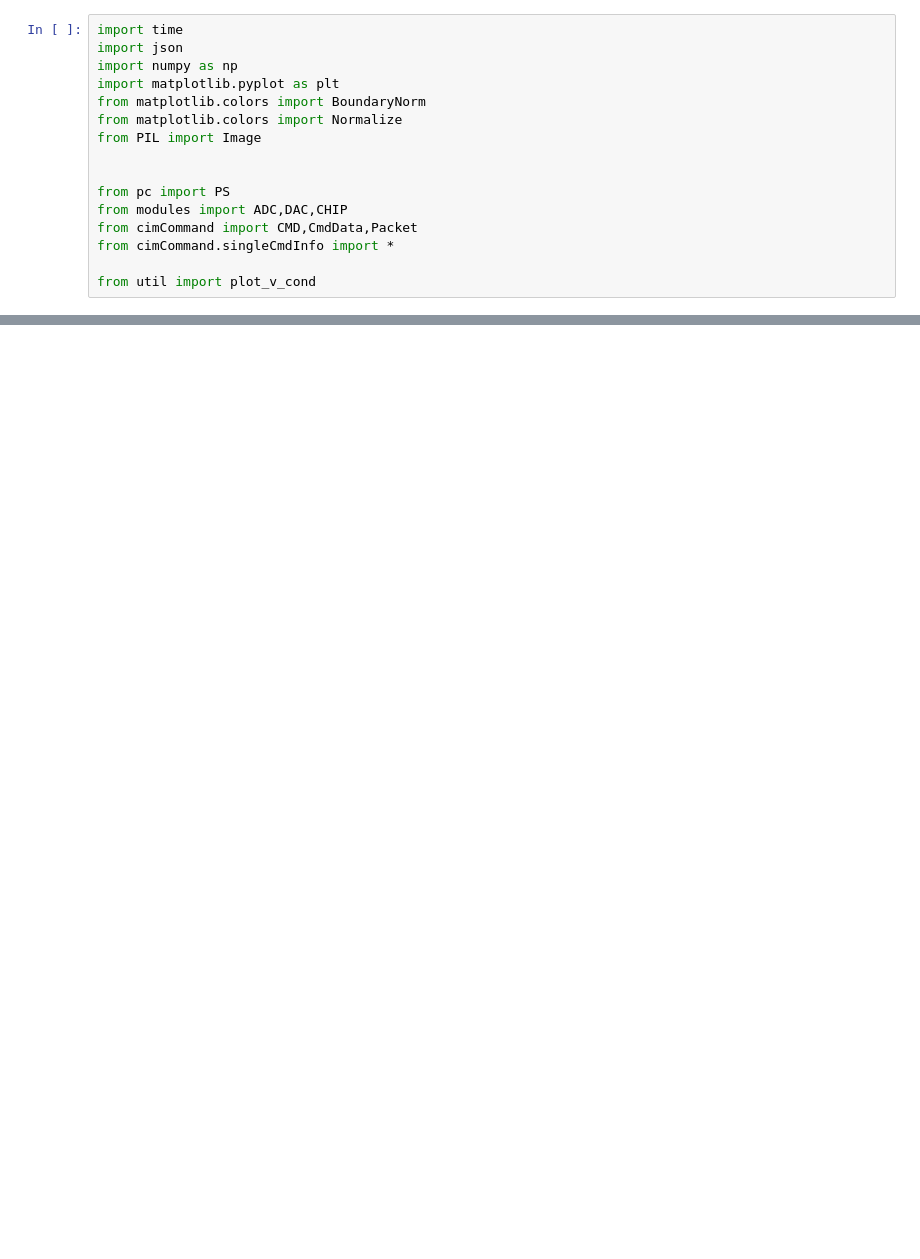
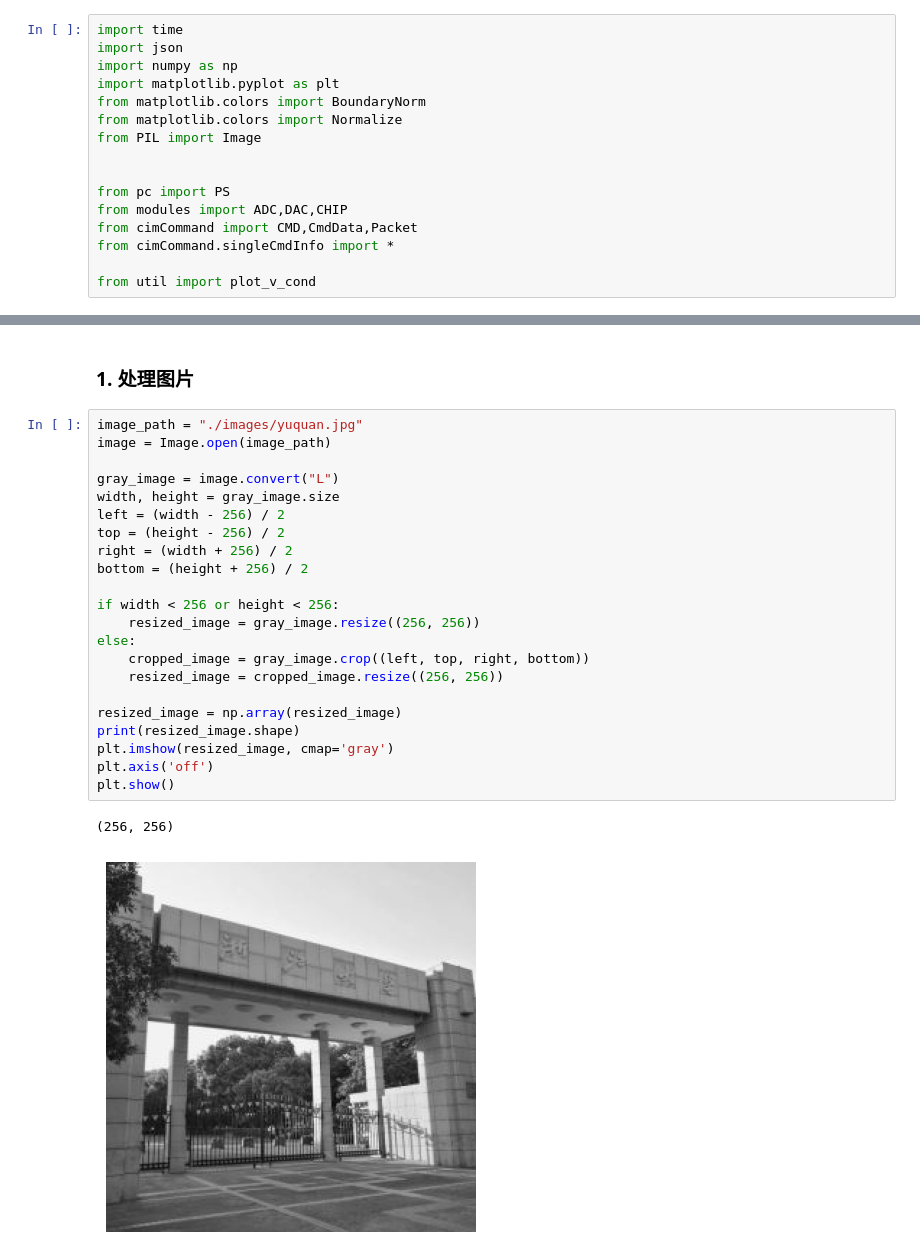
Before and after one commit to bei-meng/host_computer, a Jupyter notebook: 5写灰度图示例.ipynb, the cells around one changed output, grey strips where cells are left out. Cells and saved outputs as stored; diff of their text form; blank space fills up the shorter version.

```diff
--- a/5写灰度图示例.ipynb
+++ b/5写灰度图示例.ipynb
@@ -252,0 +71,27 @@ plt.show()
+# %% [markdown]
+### 1. 处理图片
+# %%
+image_path = "./images/yuquan.jpg"
+image = Image.open(image_path)
+
+gray_image = image.convert("L")
+width, height = gray_image.size
+left = (width - 256) / 2
+top = (height - 256) / 2
+right = (width + 256) / 2
+bottom = (height + 256) / 2
+
+if width < 256 or height < 256:
+    resized_image = gray_image.resize((256, 256))
+else:
+    cropped_image = gray_image.crop((left, top, right, bottom))
+    resized_image = cropped_image.resize((256, 256))
+
+resized_image = np.array(resized_image)
+print(resized_image.shape)
+plt.imshow(resized_image, cmap='gray')
+plt.axis('off')
+plt.show()
+# %% [output]
+(256, 256)
+[figure, added]
```
Also changed, not shown: parts of 40 cells of this notebook, 10 other files.
